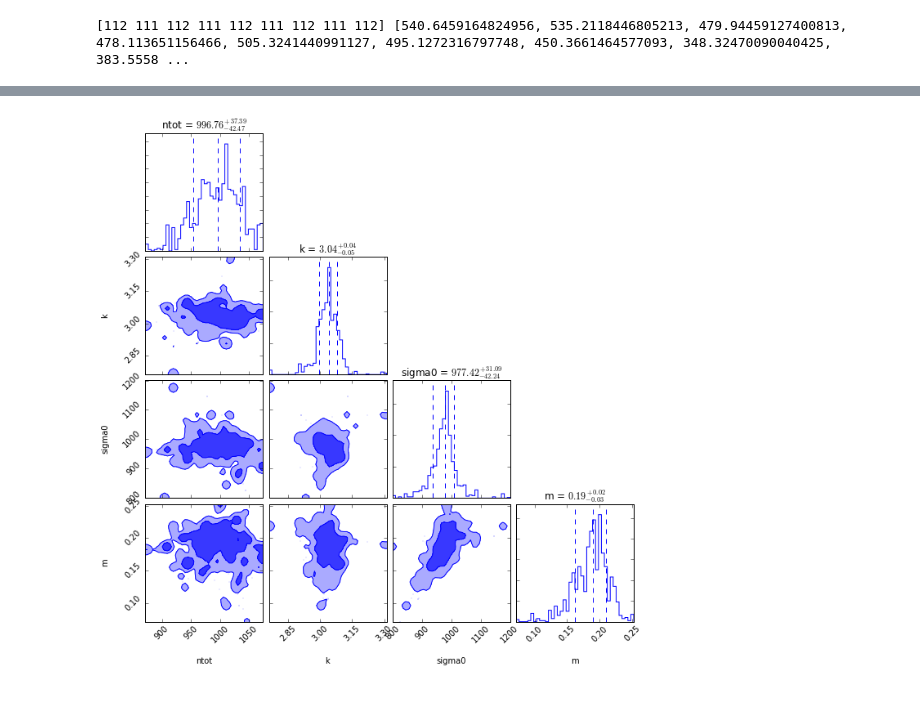
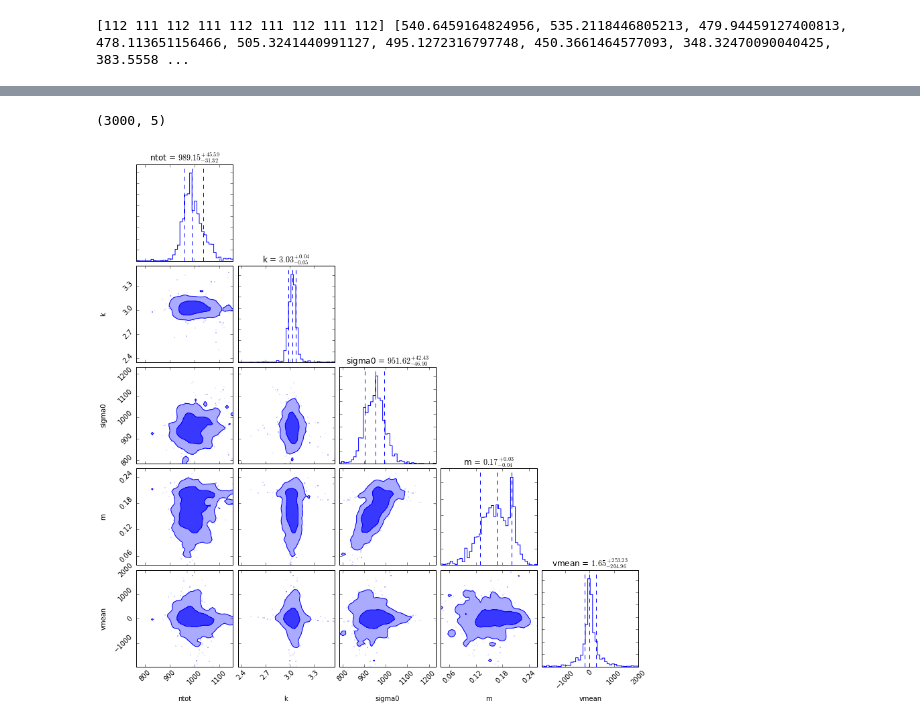
Before and after one commit to ondrejiayc/PH366_final_project, a Jupyter notebook: annularAnalysis2.ipynb, the cells around one changed output, grey strips where cells are left out. Saved outputs shown, nothing was run; the diff lists cells and outputs as text; code cells hidden in the pictures.

Commit message:
SOme images added

```diff
--- a/annularAnalysis2.ipynb
+++ b/annularAnalysis2.ipynb
@@ -99,6 +109,9 @@ def logPriorNmean(nmean):
 def logPriorNtot(ntot):
     return 0.0
 
+def logPriorVmean(vmean):
+    return 0.0
+
 def logLikelihoodNu(prediction,data):
     return np.sum(data*np.log(prediction)-prediction)
 
@@ -108,10 +121,11 @@ def logLikelihoodSigma(vObs,vPred,nPred):
     return np.sum(np.log(stats.chi2.pdf((nPred-1.)*np.power(vObs,2.)/np.power(vPred,2.),nPred-1)))
 
 def logPosterior(params,annuli,rin,rout,nObs,sObs):
-    nmean,k,smax,m = params
-    nPred,sPred = getProfiles(annuli,rin,rout,50*nmean,k,smax,m,0)
+    nmean,k,smax,m,vmean = params
+    nPred,sPred = getProfiles(annuli,rin,rout,50*nmean,k,smax,m,vmean)
+    if not np.all(nPred>0.): return -np.inf
     nPred/=50
-    return logPriorK(k)+logPriorM(m)+logPriorSigma0(smax)+logPriorNmean(nmean)+\
+    return logPriorK(k)+logPriorM(m)+logPriorSigma0(smax)+logPriorNmean(nmean)+logPriorVmean(vmean)+\
            logLikelihoodNu(nPred,nObs)+logLikelihoodSigma(sObs,sPred,nPred)
 # %%
 ntot=1000
@@ -127,14 +141,15 @@ print bla2
 # %%
-nwalkers = 10
-ndim = 4
+nwalkers = 30
+ndim = 5
 
 #initial = np.tile(np.array([np.random.normal(1000,100),np.random.normal(3,0.3),np.random.normal(1000,100),np.random.normal(0.2,0.02)]),10).reshape((nwalkers,ndim))
 initial = np.array([np.random.normal(1000,100),np.random.normal(3,0.3),\
-                    np.random.normal(1000,100),np.random.normal(0.2,0.02)])
+                    np.random.normal(1000,100),np.random.normal(0.2,0.02),\
+                    np.random.normal(0,100)])
 
 for i in range(nwalkers-1):
     initial=np.vstack((initial,np.array([np.random.normal(1000,100),np.random.normal(3,0.3),\
-                    np.random.normal(1000,100),np.random.normal(0.2,0.02)])))
+                    np.random.normal(1000,100),np.random.normal(0.2,0.02),np.random.normal(0,100)])))
 
 #for i in range(nwalkers):
 #    for j in range(ndim):
@@ -150,13 +165,14 @@ sampler = mc.EnsembleSampler(nwalkers, ndim, logPosterior, args=[annuli,rin,rout
 # %%
 pos, prob, state = sampler.run_mcmc(initial, 100)
 # %%
-sampler.flatchain
+print sampler.flatchain.shape
 
 import corner
-corner.corner(sampler.flatchain, labels=['ntot','k','sigma0','m'],quantiles=[0.16,0.5,0.84],
+corner.corner(sampler.flatchain, labels=['ntot','k','sigma0','m','vmean'],quantiles=[0.16,0.5,0.84],
                 show_titles=True, title_args={"fontsize": 12},
                 plot_datapoints=True, fill_contours=True, levels=[0.68, 0.95], color='b', bins=40, smooth=1.0);
 plt.show()
 # %% [output]
+(3000, 5)
-[figure, old version]
+[figure, new version]
 # %%
```
Also changed, not shown: parts of 4 cells of this notebook, 2 other files.
